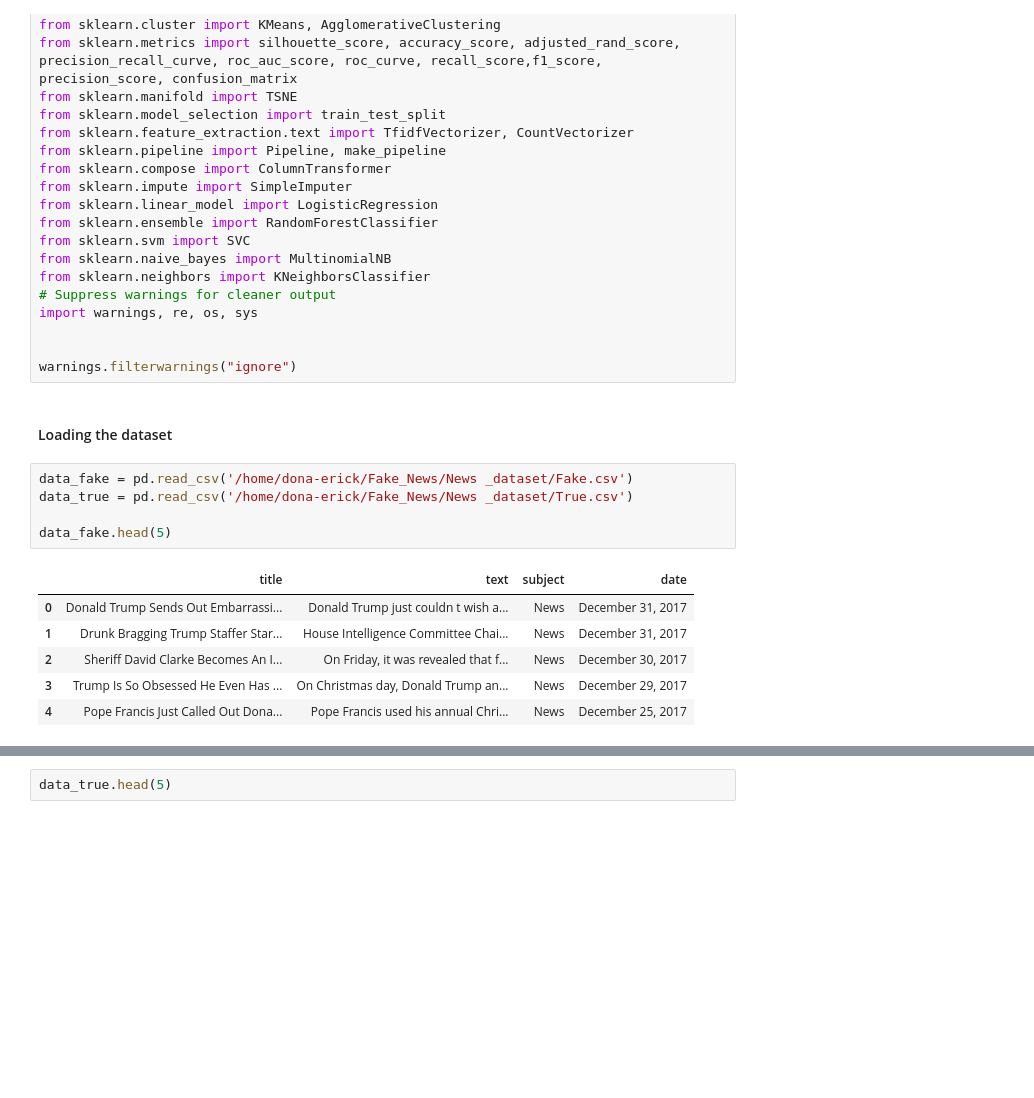
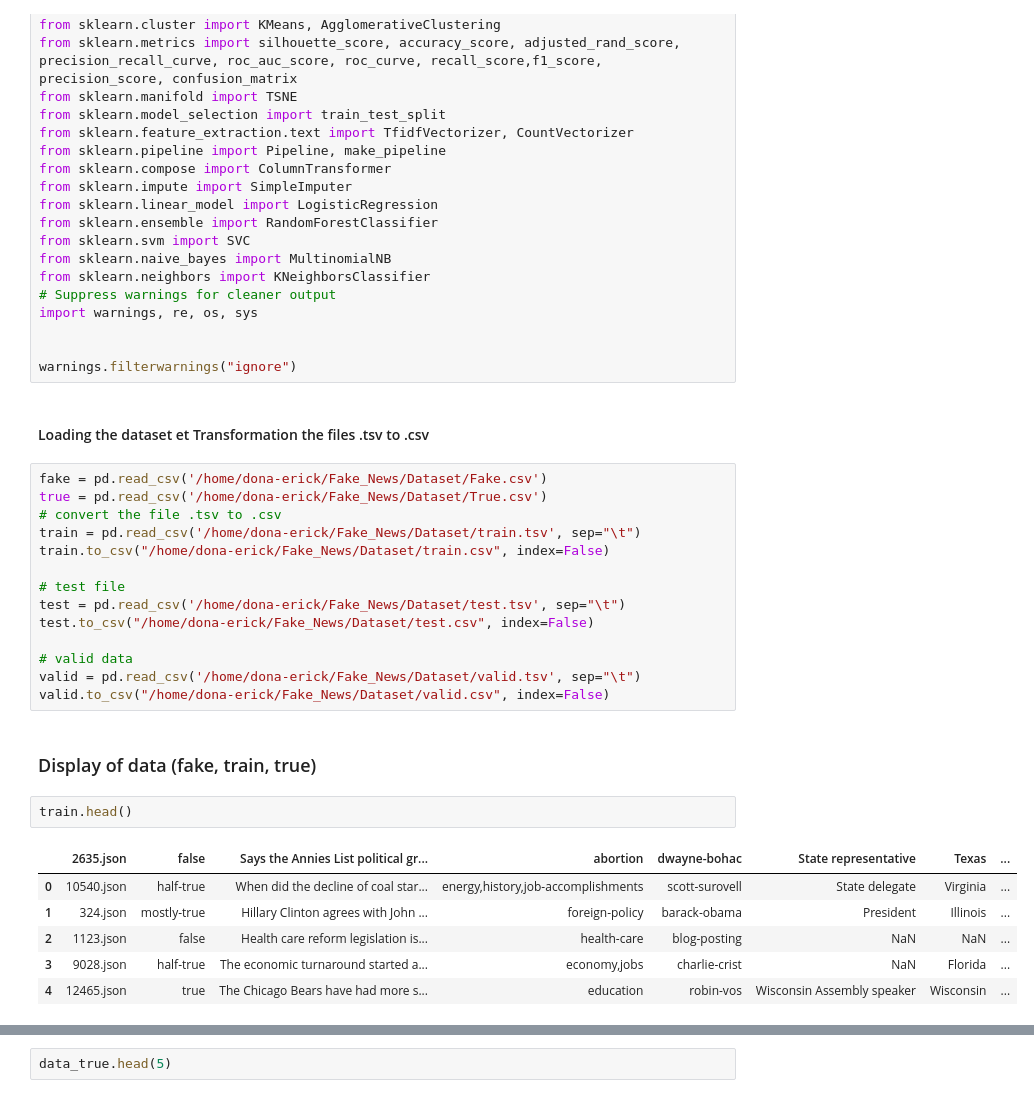
Before and after one commit to dona-eric/VeritaAI, a Jupyter notebook: Analyse/fake_news.ipynb, the cells around one changed output, grey strips where cells are left out. Saved outputs shown, nothing was run; the diff lists cells and outputs as text; blank space fills up the shorter version.

```diff
--- a/Analyse/fake_news.ipynb
+++ b/Analyse/fake_news.ipynb
@@ -49,16 +49,29 @@ import warnings, re, os, sys
 
 warnings.filterwarnings("ignore")
 # %% [markdown]
-#### Loading the dataset
+#### Loading the dataset et Transformation the files .tsv to .csv
 # %%
-data_fake = pd.read_csv('/home/dona-erick/Fake_News/News _dataset/Fake.csv')
-data_true = pd.read_csv('/home/dona-erick/Fake_News/News _dataset/True.csv')
+fake = pd.read_csv('/home/dona-erick/Fake_News/Dataset/Fake.csv')
+true = pd.read_csv('/home/dona-erick/Fake_News/Dataset/True.csv')
+# convert the file .tsv to .csv
+train = pd.read_csv('/home/dona-erick/Fake_News/Dataset/train.tsv', sep="\t")
+train.to_csv("/home/dona-erick/Fake_News/Dataset/train.csv", index=False)
 
-data_fake.head(5)
+# test file
+test = pd.read_csv('/home/dona-erick/Fake_News/Dataset/test.tsv', sep="\t")
+test.to_csv("/home/dona-erick/Fake_News/Dataset/test.csv", index=False)
+
+# valid data
+valid = pd.read_csv('/home/dona-erick/Fake_News/Dataset/valid.tsv', sep="\t")
+valid.to_csv("/home/dona-erick/Fake_News/Dataset/valid.csv", index=False)
-# %% [output]
-|  | title | text | subject | date |
-| 0 | Donald Trump Sends Out Embarrassi... | Donald Trump just couldn t wish a... | News | December 31, 2017 |
-| 1 | Drunk Bragging Trump Staffer Star... | House Intelligence Committee Chai... | News | December 31, 2017 |
-| 2 | Sheriff David Clarke Becomes An I... | On Friday, it was revealed that f... | News | December 30, 2017 |
-| 3 | Trump Is So Obsessed He Even Has ... | On Christmas day, Donald Trump an... | News | December 29, 2017 |
-| 4 | Pope Francis Just Called Out Dona... | Pope Francis used his annual Chri... | News | December 25, 2017 |
+# %% [markdown]
+### Display of data (fake, train, true)
+# %%
+train.head()
+# %% [output]
+|  | 2635.json | false | Says the Annies List political gr... | abortion | dwayne-bohac | State representative | Texas | ... |
+| 0 | 10540.json | half-true | When did the decline of coal star... | energy,history,job-accomplishments | scott-surovell | State delegate | Virginia | ... |
+| 1 | 324.json | mostly-true | Hillary Clinton agrees with John ... | foreign-policy | barack-obama | President | Illinois | ... |
+| 2 | 1123.json | false | Health care reform legislation is... | health-care | blog-posting | NaN | NaN | ... |
+| 3 | 9028.json | half-true | The economic turnaround started a... | economy,jobs | charlie-crist | NaN | Florida | ... |
+| 4 | 12465.json | true | The Chicago Bears have had more s... | education | robin-vos | Wisconsin Assembly speaker | Wisconsin | ... |
```
Also changed, not shown: parts of 1 cell of this notebook, 13 other files.
